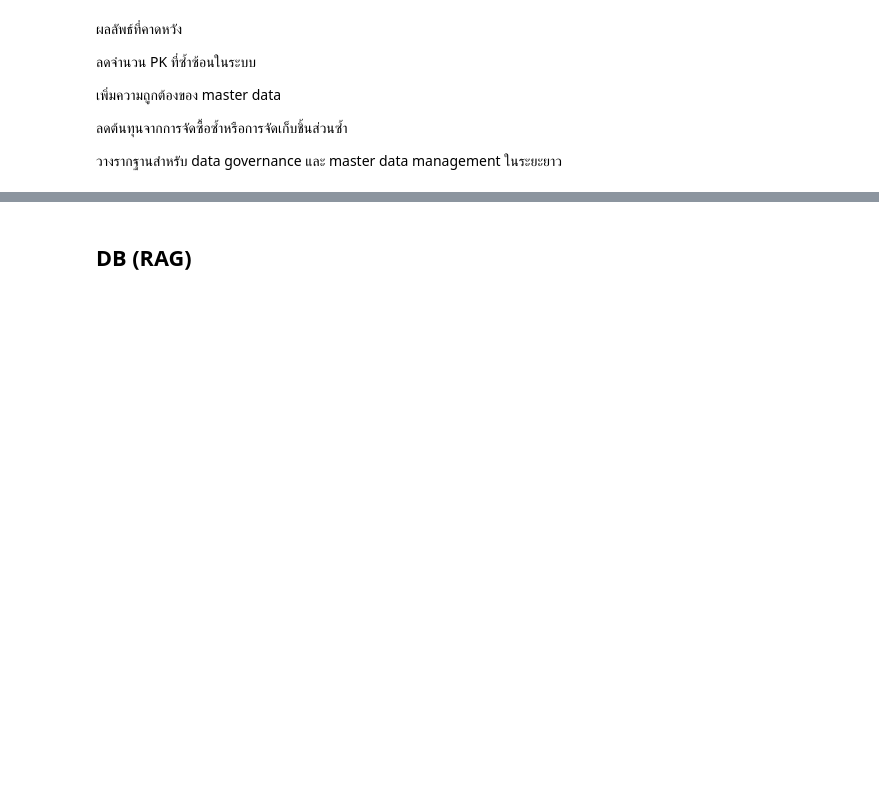
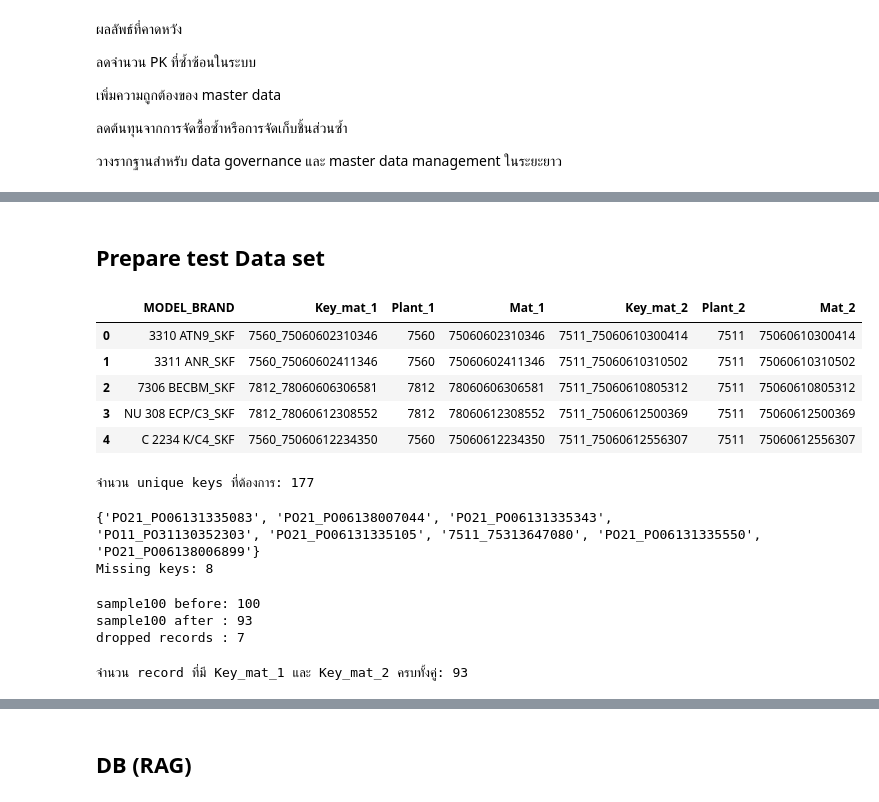
Before and after one commit to puripatuscg/Spare-part-Deduplicate, a Jupyter notebook: llm-graph.ipynb, the cells around one changed output, grey strips where cells are left out. Cells and saved outputs as stored; diff of their text form; code cells hidden in the pictures; blank space fills up the shorter version.

```diff
--- a/llm-graph.ipynb
+++ b/llm-graph.ipynb
@@ -72,0 +767,68 @@ diagram flow: (RAG search → LLM → Graph)
+# %% [markdown]
+## Prepare test Data set
+# %%
+edges = pd.read_csv("edges.csv")
+
+# 1) เอา 50 แถวแรก
+head50 = edges.head(50)
+
+# 2) เอา random 50 แถว (ไม่ซ้ำกับ head50)
+random50 = edges.iloc[50:].sample(n=50, random_state=42)
+
+# 3) รวมกัน
+sample100 = pd.concat([head50, random50], ignore_index=True)
+
+sample100.head()
+# %% [output]
+|  | MODEL_BRAND | Key_mat_1 | Plant_1 | Mat_1 | Key_mat_2 | Plant_2 | Mat_2 |
+| 0 | 3310 ATN9_SKF | 7560_75060602310346 | 7560 | 75060602310346 | 7511_75060610300414 | 7511 | 75060610300414 |
+| 1 | 3311 ANR_SKF | 7560_75060602411346 | 7560 | 75060602411346 | 7511_75060610310502 | 7511 | 75060610310502 |
+| 2 | 7306 BECBM_SKF | 7812_78060606306581 | 7812 | 78060606306581 | 7511_75060610805312 | 7511 | 75060610805312 |
+| 3 | NU 308 ECP/C3_SKF | 7812_78060612308552 | 7812 | 78060612308552 | 7511_75060612500369 | 7511 | 75060612500369 |
+| 4 | C 2234 K/C4_SKF | 7560_75060612234350 | 7560 | 75060612234350 | 7511_75060612556307 | 7511 | 75060612556307 |
+# %%
+keys1 = set(sample100["Key_mat_1"].unique())
+keys2 = set(sample100["Key_mat_2"].unique())
+
+answer_keys = keys1.union(keys2)
+print(f"จำนวน unique keys ที่ต้องการ: {len(answer_keys)}")
+# %% [output]
+จำนวน unique keys ที่ต้องการ: 177
+# %%
+mm_keys = set(select_select_mm_matType["pk_plant_matnum"].dropna().unique())
+missing_keys = answer_keys - mm_keys
+print(missing_keys)
+print(f"Missing keys: {len(missing_keys)}")
+# %% [output]
+{'PO21_PO06131335083', 'PO21_PO06138007044', 'PO21_PO06131335343', 'PO11_PO31130352303', 'PO21_PO06131335105', '7511_75313647080', 'PO21_PO06131335550', 'PO21_PO06138006899'}
+Missing keys: 8
+# %%
+before = len(sample100)
+
+sample100 = sample100[
+    sample100["Key_mat_1"].isin(mm_keys) &
+    sample100["Key_mat_2"].isin(mm_keys)
+].copy()
+
+after = len(sample100)
+
+print(f"sample100 before: {before}")
+print(f"sample100 after : {after}")
+print(f"dropped records : {before - after}")
+# %% [output]
+sample100 before: 100
+sample100 after : 93
+dropped records : 7
+# %%
+# สร้าง mask ว่า record ไหนผ่านเงื่อนไข (ต้องมีทั้งคู่) (key ต้องไม่ missing)
+mask = (
+    sample100["Key_mat_1"].isin(mm_keys) &
+    sample100["Key_mat_2"].isin(mm_keys)
+)
+
+# นับจำนวน record ที่ผ่าน
+count_valid_records = mask.sum()
+
+print("จำนวน record ที่มี Key_mat_1 และ Key_mat_2 ครบทั้งคู่:", count_valid_records)
+# %% [output]
+จำนวน record ที่มี Key_mat_1 และ Key_mat_2 ครบทั้งคู่: 93
```
Also changed, not shown: parts of 38 cells of this notebook.
